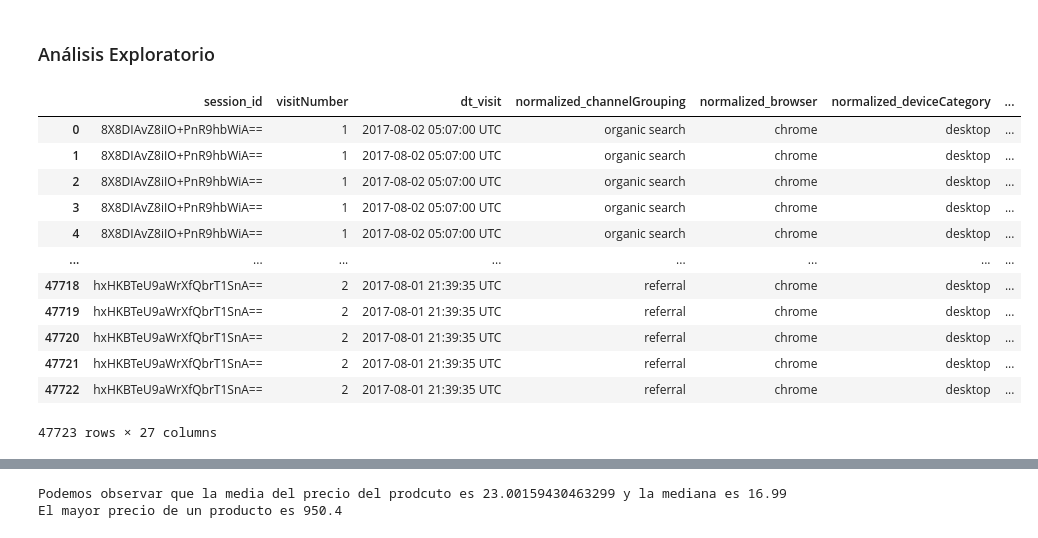
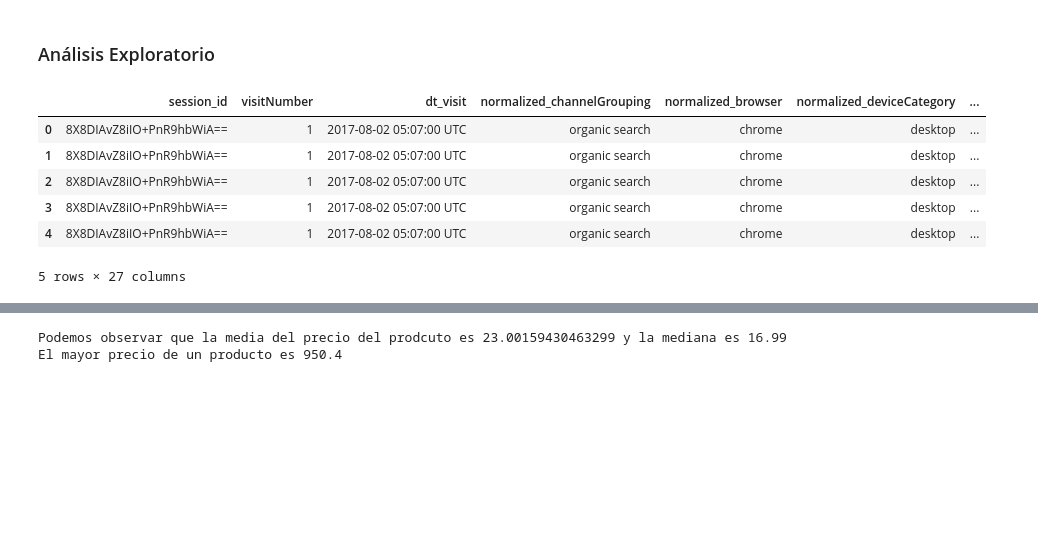
Before and after one commit to AugustoKark/InteligenciaArtificial, a Jupyter notebook: curso/ProyectoFinalKARK.ipynb, the cells around one changed output, grey strips where cells are left out. Drawn from its saved outputs; the diff is of its cells as text; code cells hidden in the pictures; blank space fills up the shorter version.

```diff
--- a/curso/ProyectoFinalKARK.ipynb
+++ b/curso/ProyectoFinalKARK.ipynb
@@ -3,24 +3,18 @@
 # %%
 #Leemos el dataset
 import pandas as pd
 
 # Carga el csv como dataframe de Pandas
 df = pd.read_csv("https://docs.google.com/uc?export=download&id=16eXfhJOhG92xYLqFOjkKCoOZ8rXML92c")
-df
+df.head()
 # %% [output]
 |  | session_id | visitNumber | dt_visit | normalized_channelGrouping | normalized_browser | normalized_deviceCategory | ... |
 | 0 | 8X8DIAvZ8iIO+PnR9hbWiA== | 1 | 2017-08-02 05:07:00 UTC | organic search | chrome | desktop | ... |
 | 1 | 8X8DIAvZ8iIO+PnR9hbWiA== | 1 | 2017-08-02 05:07:00 UTC | organic search | chrome | desktop | ... |
 | 2 | 8X8DIAvZ8iIO+PnR9hbWiA== | 1 | 2017-08-02 05:07:00 UTC | organic search | chrome | desktop | ... |
 | 3 | 8X8DIAvZ8iIO+PnR9hbWiA== | 1 | 2017-08-02 05:07:00 UTC | organic search | chrome | desktop | ... |
 | 4 | 8X8DIAvZ8iIO+PnR9hbWiA== | 1 | 2017-08-02 05:07:00 UTC | organic search | chrome | desktop | ... |
-| ... | ... | ... | ... | ... | ... | ... | ... |
-| 47718 | hxHKBTeU9aWrXfQbrT1SnA== | 2 | 2017-08-01 21:39:35 UTC | referral | chrome | desktop | ... |
-| 47719 | hxHKBTeU9aWrXfQbrT1SnA== | 2 | 2017-08-01 21:39:35 UTC | referral | chrome | desktop | ... |
-| 47720 | hxHKBTeU9aWrXfQbrT1SnA== | 2 | 2017-08-01 21:39:35 UTC | referral | chrome | desktop | ... |
-| 47721 | hxHKBTeU9aWrXfQbrT1SnA== | 2 | 2017-08-01 21:39:35 UTC | referral | chrome | desktop | ... |
-| 47722 | hxHKBTeU9aWrXfQbrT1SnA== | 2 | 2017-08-01 21:39:35 UTC | referral | chrome | desktop | ... |
-47723 rows × 27 columns
+5 rows × 27 columns
 # %%
 #Ahora importamos las librerias necesarias
 import numpy as np
```
Also changed, not shown: parts of 15 cells of this notebook.
